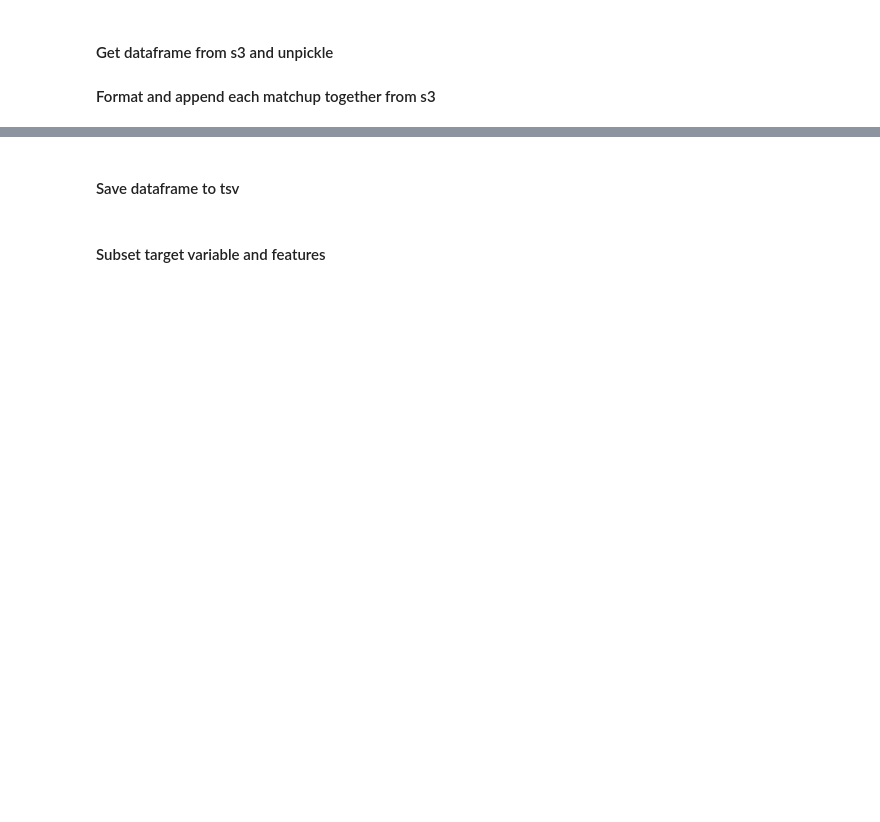
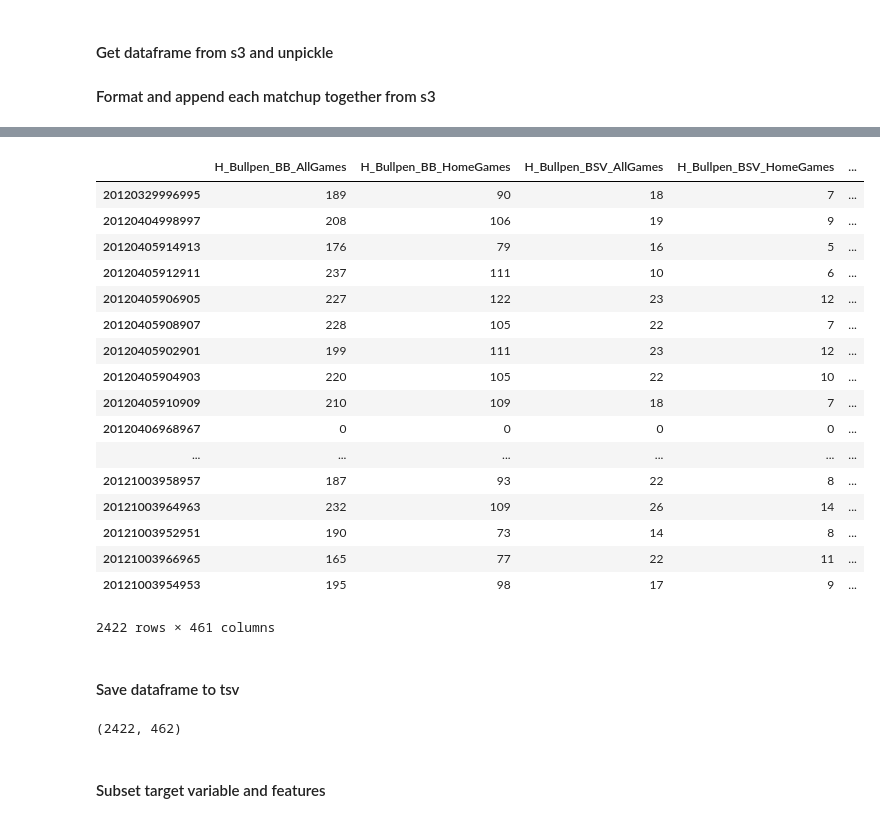
Before and after one commit to etothexipi/mlb_bet_notebooks, a Jupyter notebook: skr_statfox_matchups.ipynb, the cells around one changed output, grey strips where cells are left out. Drawn from its saved outputs; the diff is of its cells as text; code cells hidden in the pictures; blank space fills up the shorter version.

```diff
--- a/skr_statfox_matchups.ipynb
+++ b/skr_statfox_matchups.ipynb
@@ -218,3 +272,24 @@ x
+# %%
+df_all
+# %% [output]
+|  | H_Bullpen_BB_AllGames | H_Bullpen_BB_HomeGames | H_Bullpen_BSV_AllGames | H_Bullpen_BSV_HomeGames | ... |
+| 20120329996995 | 189 | 90 | 18 | 7 | ... |
+| 20120404998997 | 208 | 106 | 19 | 9 | ... |
+| 20120405914913 | 176 | 79 | 16 | 5 | ... |
+| 20120405912911 | 237 | 111 | 10 | 6 | ... |
+| 20120405906905 | 227 | 122 | 23 | 12 | ... |
+| 20120405908907 | 228 | 105 | 22 | 7 | ... |
+| 20120405902901 | 199 | 111 | 23 | 12 | ... |
+| 20120405904903 | 220 | 105 | 22 | 10 | ... |
+| 20120405910909 | 210 | 109 | 18 | 7 | ... |
+| 20120406968967 | 0 | 0 | 0 | 0 | ... |
+| ... | ... | ... | ... | ... | ... |
+| 20121003958957 | 187 | 93 | 22 | 8 | ... |
+| 20121003964963 | 232 | 109 | 26 | 14 | ... |
+| 20121003952951 | 190 | 73 | 14 | 8 | ... |
+| 20121003966965 | 165 | 77 | 22 | 11 | ... |
+| 20121003954953 | 195 | 98 | 17 | 9 | ... |
+2422 rows × 461 columns
 # %% [markdown]
 #### Save dataframe to tsv
 # %%
@@ -222,2 +299,6 @@ df_all.to_csv('20200222.skr_statfox.2018.tsv.gz', sep='\t')
+# %%
+test.shape
+# %% [output]
+(2422, 462)
 # %% [markdown]
 #### Subset target variable and features
```
Also changed, not shown: parts of 9 cells of this notebook, 1 other file.
